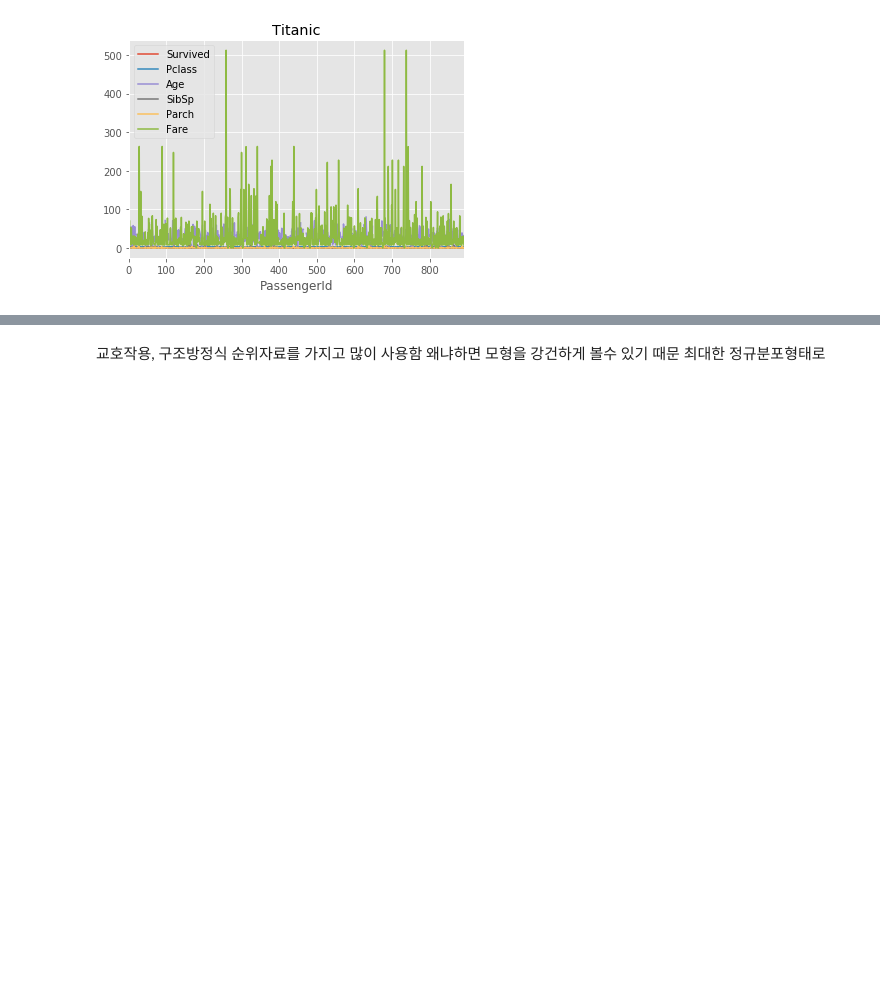
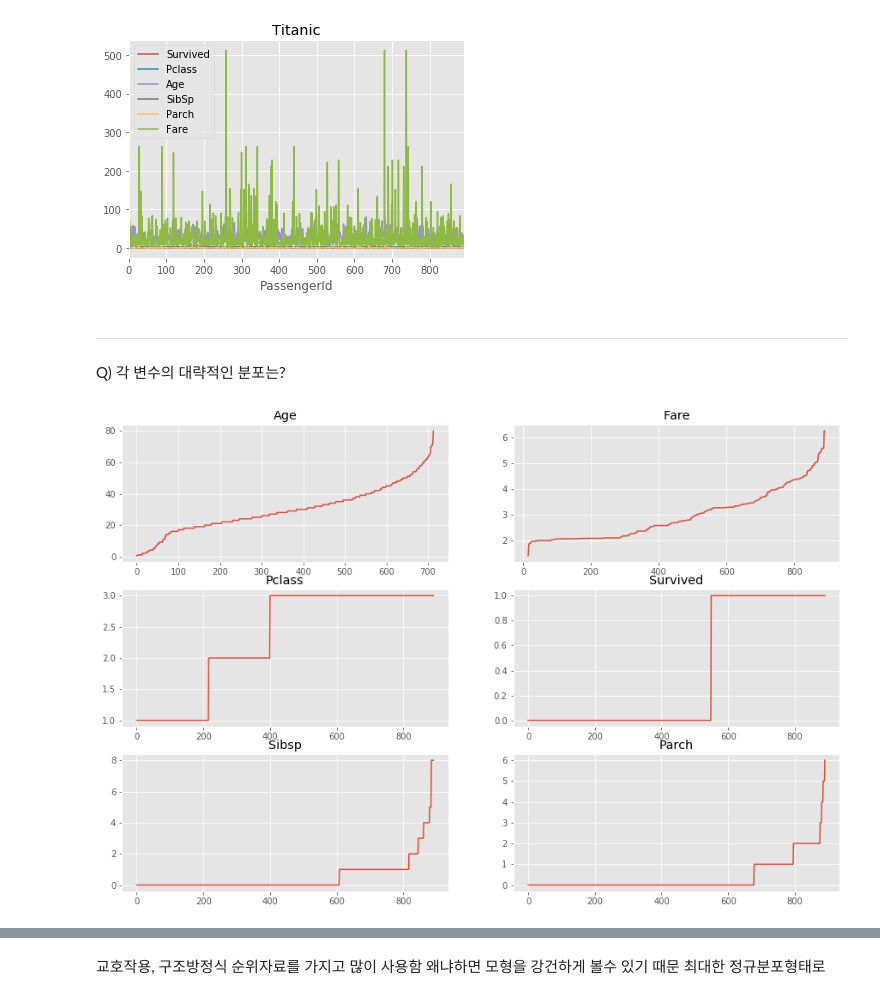
Before and after one commit to DSS-MSY/STUDY, a Jupyter notebook: EDA/titanic/Jee-hun Park EDA titanic.ipynb, the cells around one changed output, grey strips where cells are left out. Drawn from its saved outputs; the diff is of its cells as text; code cells hidden in the pictures; blank space fills up the shorter version.

```diff
--- a/EDA/titanic/Jee-hun Park EDA titanic.ipynb
+++ b/EDA/titanic/Jee-hun Park EDA titanic.ipynb
@@ -75,6 +75,38 @@ plt.show()
 # %% [output]
 [figure]
 [figure]
+# %% [markdown]
+---
+# %% [markdown]
+Q) 각 변수의 대략적인 분포는?
+# %%
+plt.figure(figsize=(15, 10))
+plt.subplot(3, 2, 1)
+plt.title("Age")
+plt.plot(np.sort(train.Age))
+
+plt.subplot(3, 2, 2)
+plt.title("Fare")
+plt.plot(np.sort(np.log(train.Fare))) #로그
+
+plt.subplot(3, 2, 3)
+plt.title("Pclass")
+plt.plot(np.sort(train.Pclass))
+
+plt.subplot(3, 2, 4)
+plt.title("Survived")
+plt.plot(np.sort(train.Survived))
+
+plt.subplot(3, 2, 5)
+plt.title("Sibsp")
+plt.plot(np.sort(train.SibSp))
+
+plt.subplot(3, 2, 6)
+plt.title("Parch")
+plt.plot(np.sort(train.Parch))
+plt.show()
+# %% [output]
+[figure, added]
 # %%
 plt.figure(figsize=(15, 5))
 plt.subplot(1, 2, 1)
```
Also changed, not shown: parts of 24 cells of this notebook.
